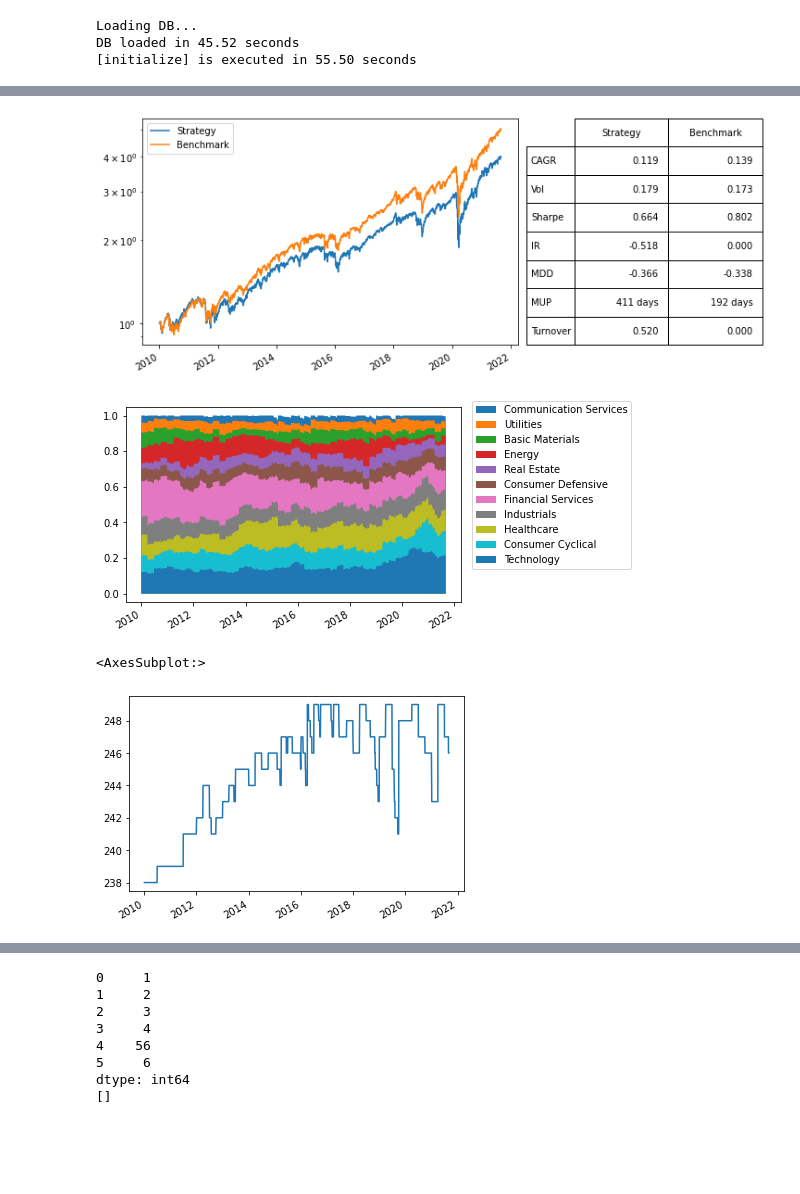
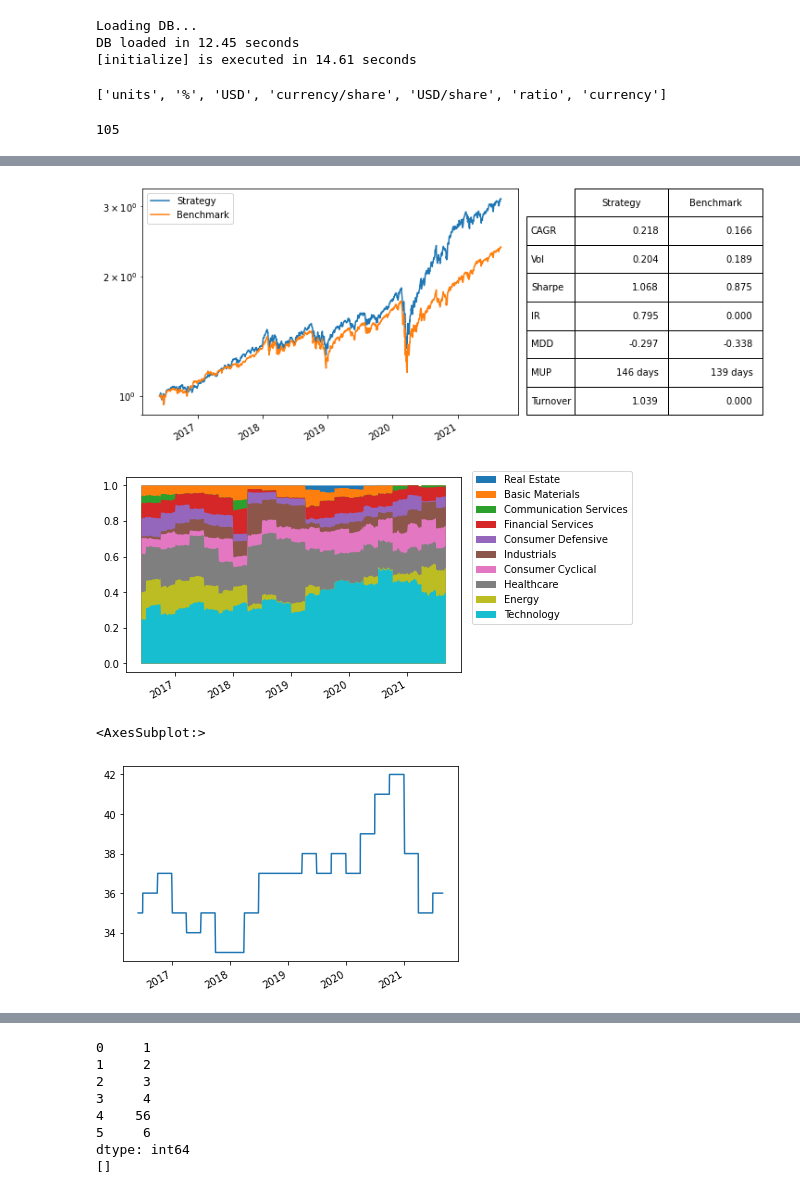
Before and after one commit to earendil25/RL_factor_search, a Jupyter notebook: result_visual.ipynb, the cells around one changed output, grey strips where cells are left out. Cells and saved outputs as stored; diff of their text form; code cells hidden in the pictures; blank space fills up the shorter version.

```diff
--- a/result_visual.ipynb
+++ b/result_visual.ipynb
@@ -20,8 +29,8 @@ result_tree_df
 # %%
-db_path = '/Users/j.nahmgoong/Documents/git/DB/MainDB.db'
+db_path = '/Users/earen/Documents/earendil_git/DB/MainDB.db'
 
 engine = BacktestEngine(db_path)
 # %% [output]
 Loading DB...
-DB loaded in 45.52 seconds
-[initialize] is executed in 55.50 seconds
+DB loaded in 12.45 seconds
+[initialize] is executed in 14.61 seconds
@@ -51,11 +37,39 @@ non_cap_norm = ['tbvps',
+# %%
+indicators = pd.read_csv('/Users/earen/Documents/earendil_git/DB/indicators.csv')
+indicators = indicators[indicators.table=='SF1']
+indicators = indicators[indicators.unittype != 'date (YYYY-MM-DD)']
+indicators = indicators[indicators.unittype != 'text']
+print(list(set(indicators.unittype)))
+cap_norm = indicators[
+    indicators.unittype.apply(lambda x:x in ['USD millions', 'USD', 'currency', 'units'])]
+cap_norm = cap_norm[cap_norm.table=='SF1'].indicator.to_list()
+cap_norm.remove('marketcap')
+
+unary_list = indicators.indicator.to_list()
+binary_list = ['B:add', 'B:sub', 'B:mul', 'B:div']
+
+DQN_result_df = pd.DataFrame({
+    'sharpe':[],
+    'cagr':[],
+    'vol':[],
+    'tree':[]
+})
+
+
+len(unary_list)
+# %% [output]
+['units', '%', 'USD', 'currency/share', 'USD/share', 'ratio', 'currency']
+105
 # %%
 input_list = list(engine.cache['fundamentals']['AAPL'].columns[5:])
 unary_list = ['zscore']
 binary_list = ['B:add', 'B:sub', 'B:mul', 'B:div']
 
-tree = ['evebit']
+tree = ['B:sub', 'B:mul', 'currentratio', 'ebt', 'netinc']
+
+
 
 mys = myStrategy(tree)
-engine.run_backtest(mys, '2010-01-01','2021-08-31',period='Q')
+engine.run_backtest(mys, '2016-06-01','2021-08-31',period='Q')
 engine.show_report()
 # %% [output]
@@ -66,13 +80,13 @@ Backtest period: 2010-01-04 00:00:00 -- 2021-08-31 00:00:00
-[figure, old version]
+[figure, new version]
 # %%
 engine.show_sectorflow()
 # %% [output]
-[figure, old version]
+[figure, new version]
 # %%
 engine.asset_df.apply(lambda x:x>0).sum(axis=1).plot()
 # %% [output]
 <AxesSubplot:>
-[figure, old version]
+[figure, new version]
 # %%
 engine.asset_df.iloc[0].sort_values(ascending=False).plot()
 # %% [output]
```
Also changed, not shown: parts of 5 cells of this notebook, 5 other files.
